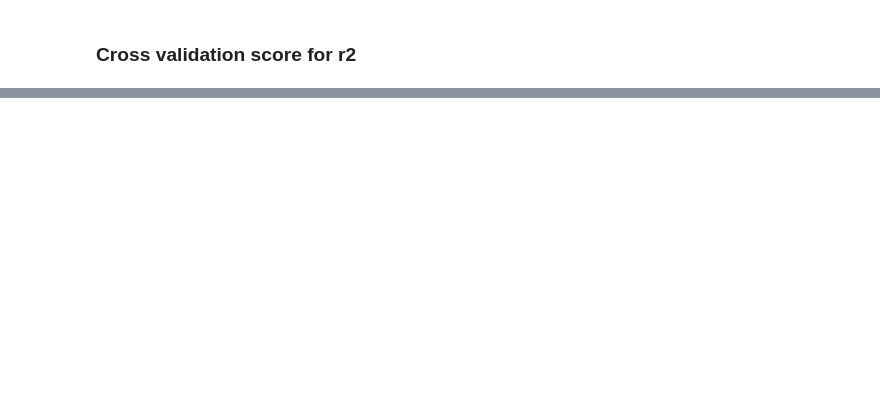
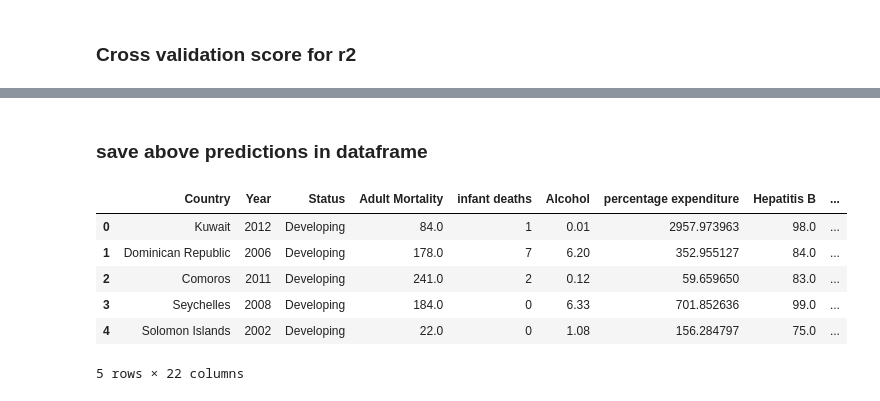
Before and after one commit to siddheshgujar/repository, a Jupyter notebook: Regression Revision/Regession.ipynb, the cells around one changed output, grey strips where cells are left out. Drawn from its saved outputs; the diff is of its cells as text; code cells hidden in the pictures; blank space fills up the shorter version.

```diff
--- a/Regression Revision/Regession.ipynb
+++ b/Regression Revision/Regession.ipynb
@@ -541,0 +614,3 @@ scores.mean()
+# %%
+preds = base_rf.predict(xnew_pre)
+preds
@@ -541,0 +638,14 @@ scores.mean()
+# %%
+xnew['Life_exp_pred'] = preds
+# %% [markdown]
+### save above predictions in dataframe
+# %%
+xnew.head()
+# %% [output]
+|  | Country | Year | Status | Adult Mortality | infant deaths | Alcohol | percentage expenditure | Hepatitis B | ... |
+| 0 | Kuwait | 2012 | Developing | 84.0 | 1 | 0.01 | 2957.973963 | 98.0 | ... |
+| 1 | Dominican Republic | 2006 | Developing | 178.0 | 7 | 6.20 | 352.955127 | 84.0 | ... |
+| 2 | Comoros | 2011 | Developing | 241.0 | 2 | 0.12 | 59.659650 | 83.0 | ... |
+| 3 | Seychelles | 2008 | Developing | 184.0 | 0 | 6.33 | 701.852636 | 99.0 | ... |
+| 4 | Solomon Islands | 2002 | Developing | 22.0 | 0 | 1.08 | 156.284797 | 75.0 | ... |
+5 rows × 22 columns
```
Also changed, not shown: parts of 24 cells of this notebook, 1 other file.
